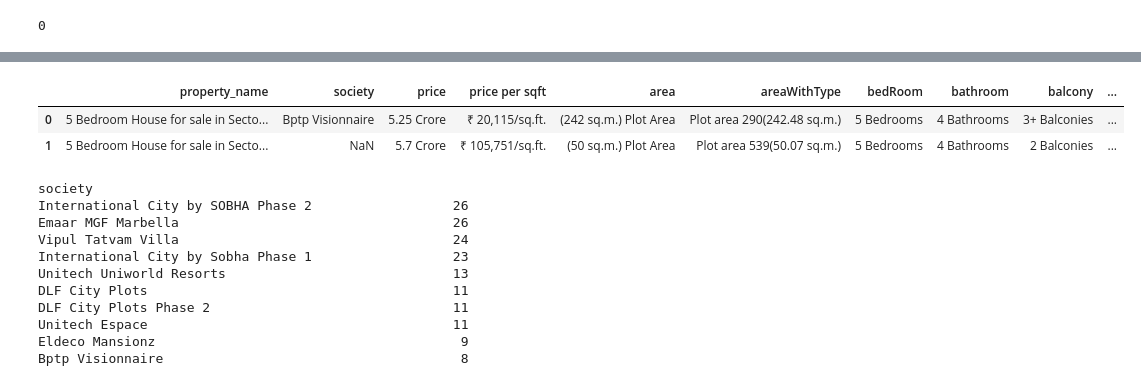
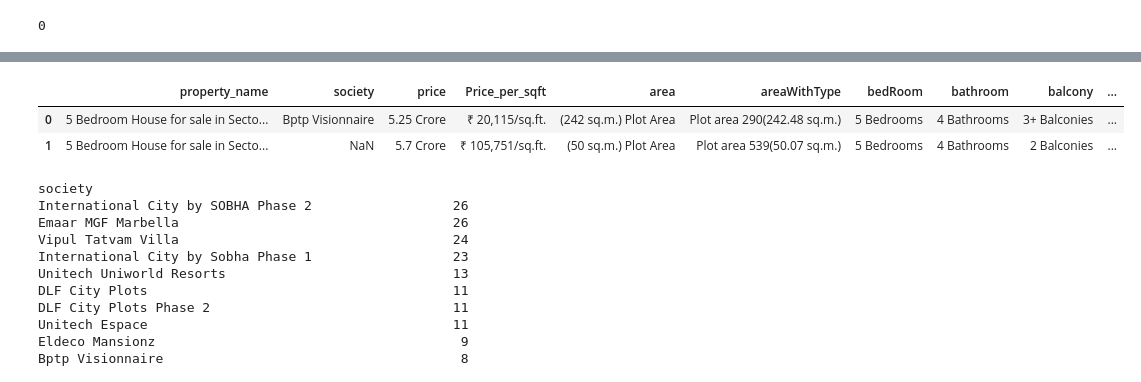
Before and after one commit to SyedAmeerHamza1/My_Estate_Project, a Jupyter notebook: notebooks/Data_cleaning_Flats_Houses.ipynb, the cells around one changed output, grey strips where cells are left out. Drawn from its saved outputs; the diff is of its cells as text; code cells hidden in the pictures.

```diff
--- a/notebooks/Data_cleaning_Flats_Houses.ipynb
+++ b/notebooks/Data_cleaning_Flats_Houses.ipynb
@@ -700,8 +700,8 @@ houses.sample()
 # %%
-houses.rename(columns={"rate":"price per sqft"}, inplace=True)
+houses.rename(columns={"rate":"Price_per_sqft"}, inplace=True)
 houses.head(2)
 # %% [output]
-|  | property_name | society | price | price per sqft | area | areaWithType | bedRoom | bathroom | balcony | ... |
+|  | property_name | society | price | Price_per_sqft | area | areaWithType | bedRoom | bathroom | balcony | ... |
 | 0 | 5 Bedroom House for sale in Secto... | Bptp Visionnaire | 5.25 Crore | ₹ 20,115/sq.ft. | (242 sq.m.) Plot Area | Plot area 290(242.48 sq.m.) | 5 Bedrooms | 4 Bathrooms | 3+ Balconies | ... |
 | 1 | 5 Bedroom House for sale in Secto... | NaN | 5.7 Crore | ₹ 105,751/sq.ft. | (50 sq.m.) Plot Area | Plot area 539(50.07 sq.m.) | 5 Bedrooms | 4 Bathrooms | 2 Balconies | ... |
 # %%
```
Also changed, not shown: parts of 63 cells of this notebook, 1 other file.
